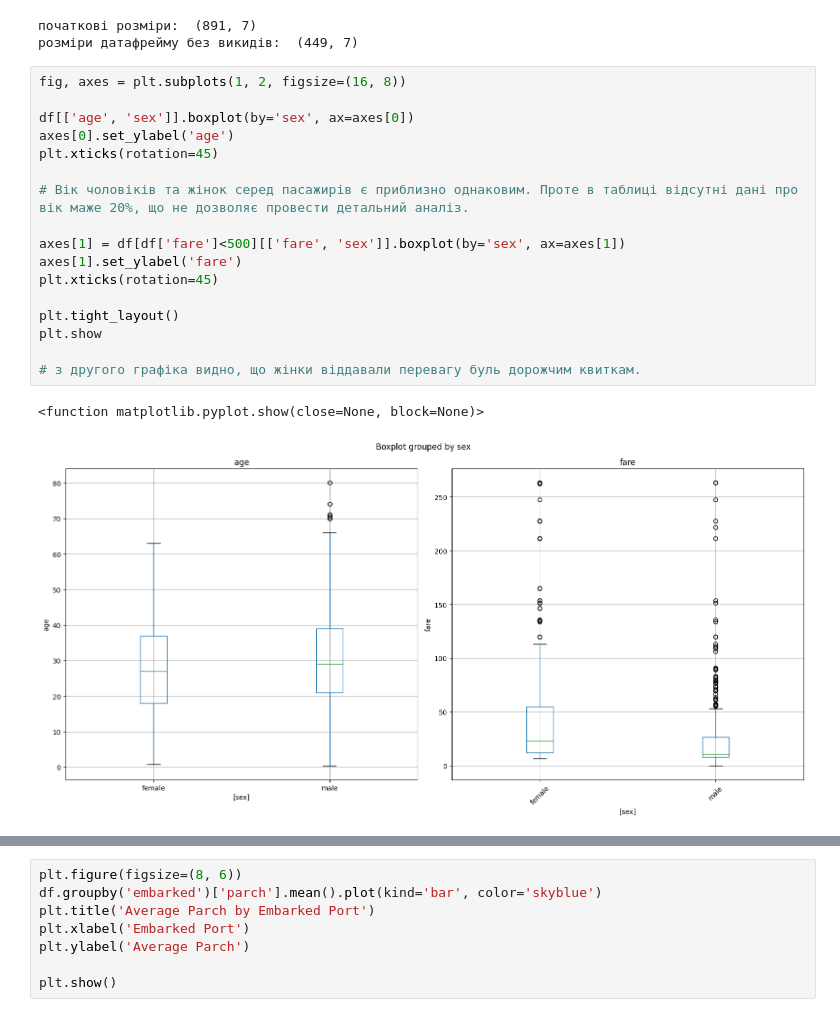
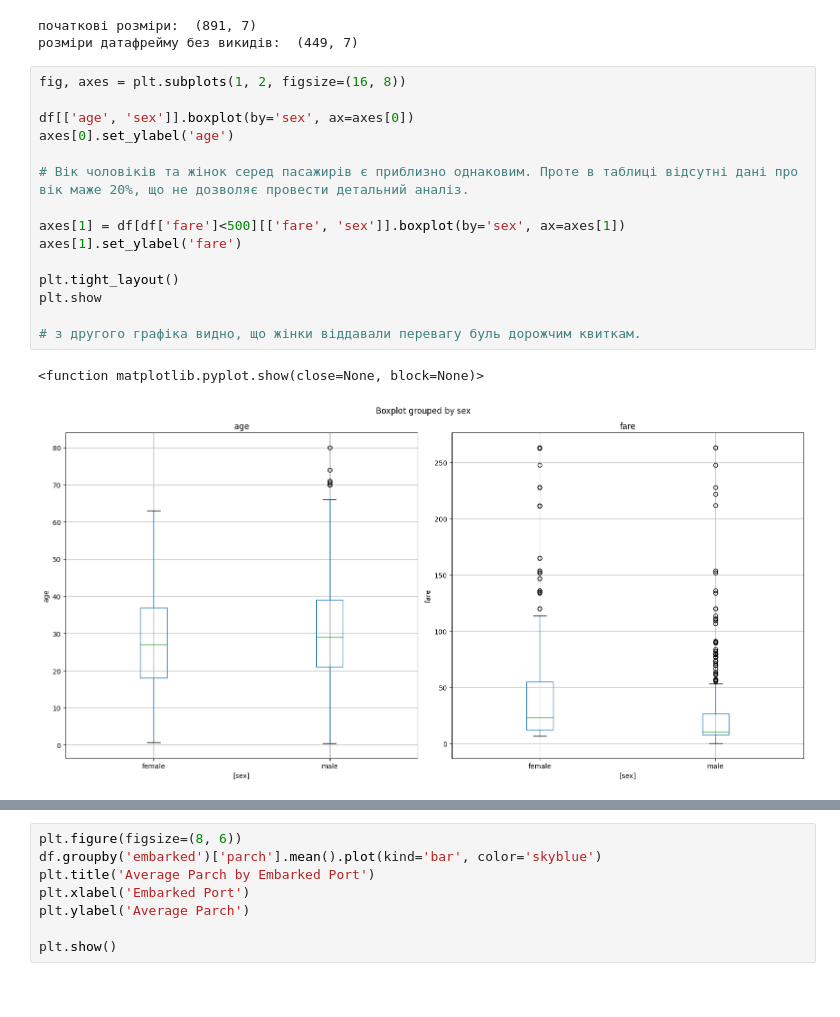
Before and after one commit to levchenkopavlo/AI, a Jupyter notebook: ДЗ_5.ipynb, the cells around one changed output, grey strips where cells are left out. Saved outputs shown, nothing was run; the diff lists cells and outputs as text.

```diff
--- a/ДЗ_5.ipynb
+++ b/ДЗ_5.ipynb
@@ -117,20 +117,18 @@ print('розміри датафрейму без викидів: ', df[mask.all
 # %%
 fig, axes = plt.subplots(1, 2, figsize=(16, 8))
 
 df[['age', 'sex']].boxplot(by='sex', ax=axes[0])
 axes[0].set_ylabel('age')
-plt.xticks(rotation=45)
 
 # Вік чоловіків та жінок серед пасажирів є приблизно однаковим. Проте в таблиці відсутні дані про вік маже 20%, що не дозволяє провести детальний аналіз.
 
 axes[1] = df[df['fare']<500][['fare', 'sex']].boxplot(by='sex', ax=axes[1])
 axes[1].set_ylabel('fare')
-plt.xticks(rotation=45)
 
 plt.tight_layout()
 plt.show
 
 # з другого графіка видно, що жінки віддавали перевагу буль дорожчим квиткам.
 # %% [output]
 <function matplotlib.pyplot.show(close=None, block=None)>
-[figure, old version]
+[figure, new version]
```
Also changed, not shown: parts of 3 cells of this notebook.
